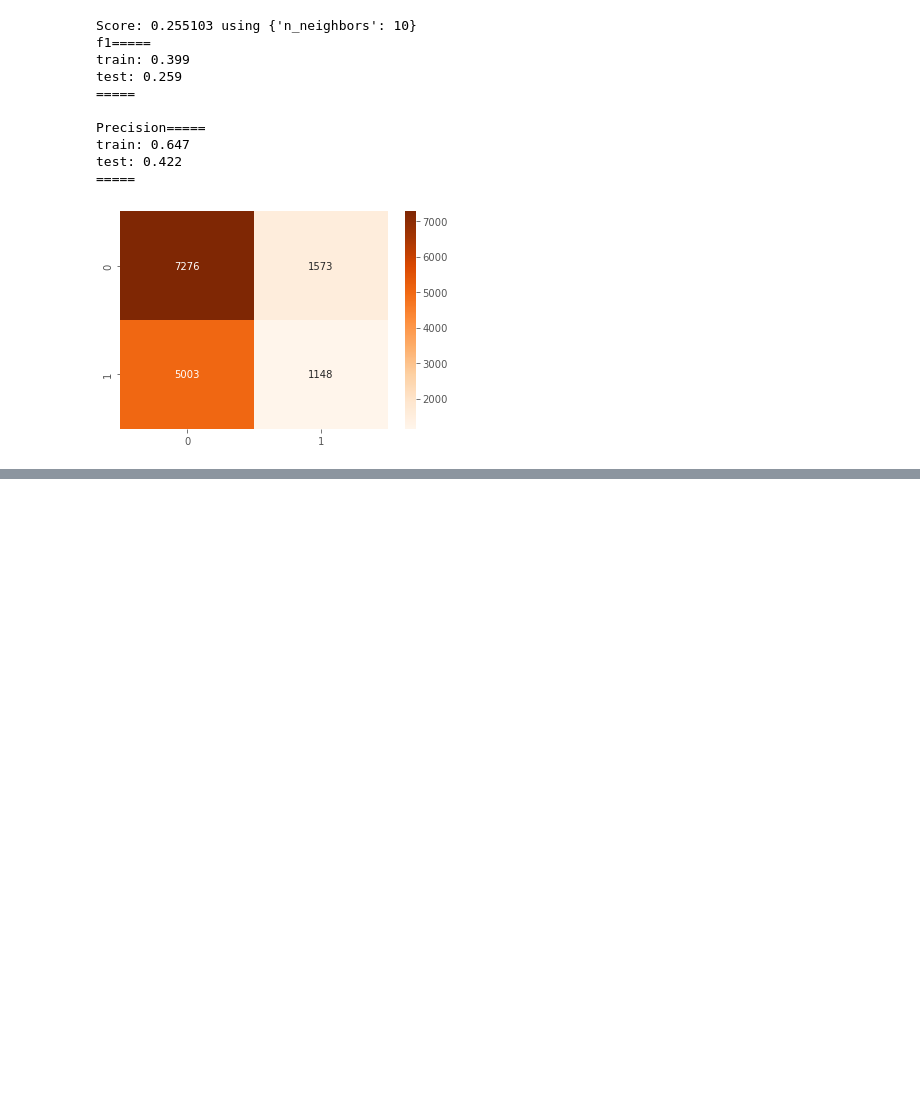
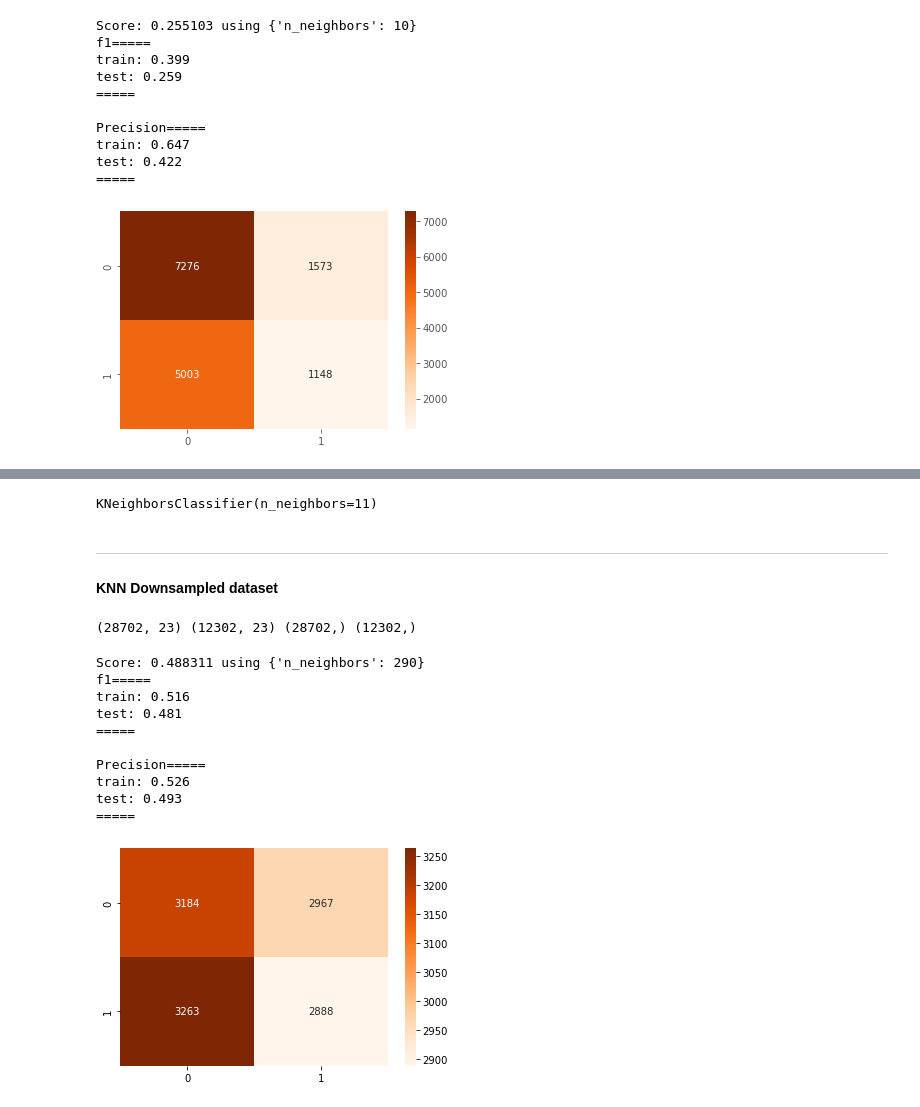
Before and after one commit to FedericoCantarelli/Customer-Satisfaction-Yojo, a Jupyter notebook: notebooks/3.0-fc-model.ipynb, the cells around one changed output, grey strips where cells are left out. Saved outputs shown, nothing was run; the diff lists cells and outputs as text; code cells hidden in the pictures; blank space fills up the shorter version.

```diff
--- a/notebooks/3.0-fc-model.ipynb
+++ b/notebooks/3.0-fc-model.ipynb
@@ -155,0 +152,5 @@ with open('../models/normal_df/KNN.pkl','wb') as file:
+# %%
+knn_model = KNeighborsClassifier(n_neighbors=11)
+knn_model.fit(X_train, y_train)
+# %% [output]
+KNeighborsClassifier(n_neighbors=11)
@@ -155,0 +162,24 @@ with open('../models/normal_df/KNN.pkl','wb') as file:
+# %% [markdown]
+***
+#### KNN Downsampled dataset
+# %%
+# Load downsampled dataset
+X_train, X_test, y_train, y_test = load_downdf()
+# %% [output]
+(28702, 23) (12302, 23) (28702,) (12302,)
+# %%
+classifier = KNeighborsClassifier()
+parameters = {'n_neighbors':np.arange(10,500,20)}
+hyperp_search(classifier, parameters)
+# %% [output]
+Score: 0.488311 using {'n_neighbors': 290}
+f1=====
+train: 0.516
+test: 0.481
+=====
+
+Precision=====
+train: 0.526
+test: 0.493
+=====
+[figure, added]
```
Also changed, not shown: parts of 12 cells of this notebook, 3 other files.
